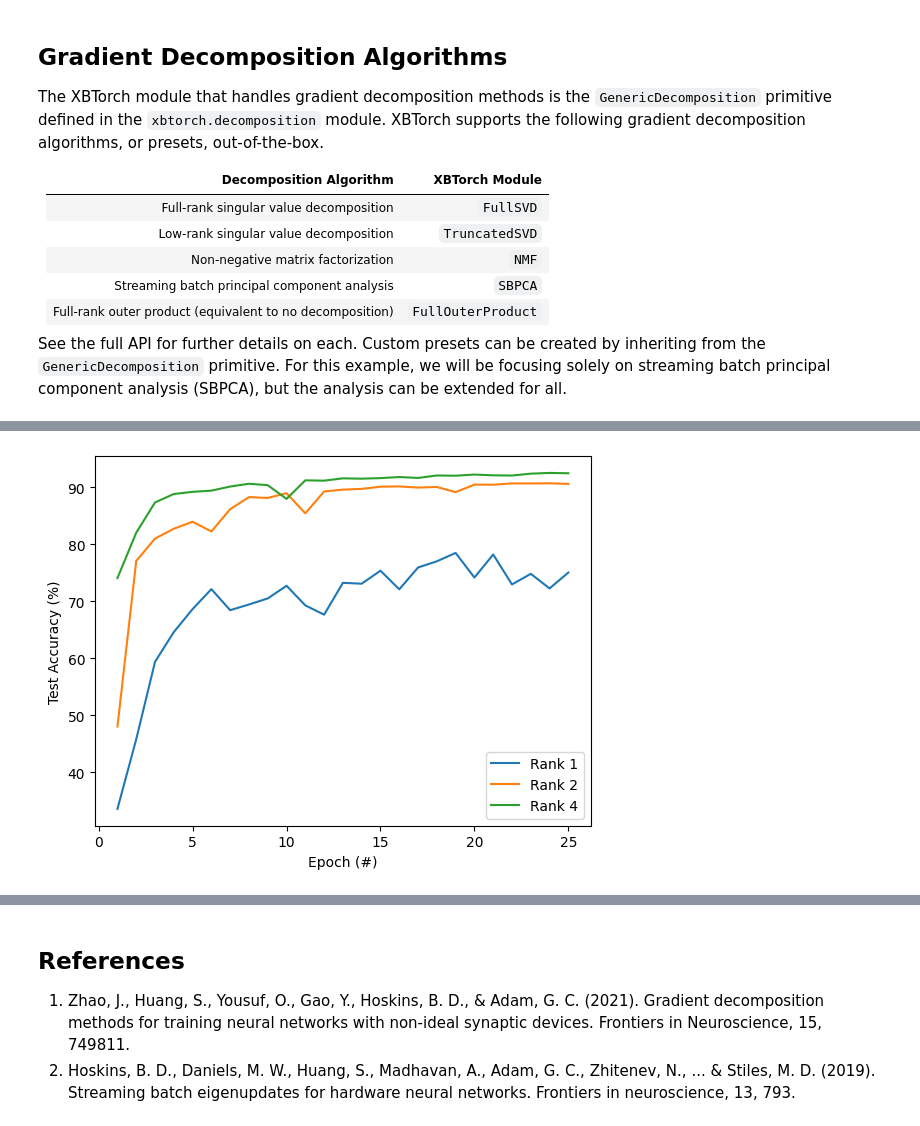
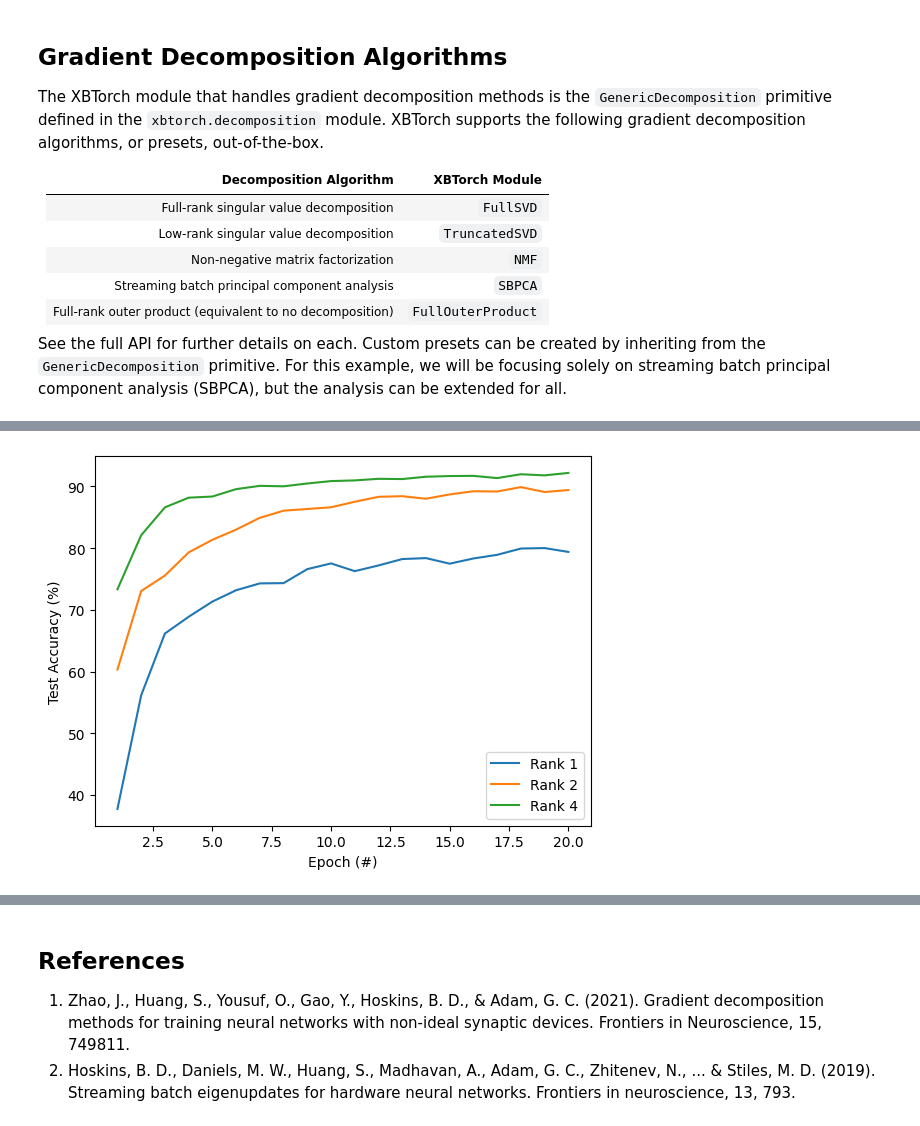
Before and after one commit to ADAM-Lab-GW/xbtorch, a Jupyter notebook: examples/09_gradient_decomposition.ipynb, the cells around one changed output, grey strips where cells are left out. Cells and saved outputs as stored; diff of their text form; code cells hidden in the pictures.

```diff
--- a/examples/09_gradient_decomposition.ipynb
+++ b/examples/09_gradient_decomposition.ipynb
@@ -74,8 +74,9 @@ input_size = 28 * 28
 hidden_size = 150
 output_size = 10
 
-epochs = 25
+epochs = 20
 lr = 0.1 # could be sweeped for each rank
+iterations = 10
 
 criterion = nn.CrossEntropyLoss()
 # %% [markdown]
@@ -167,9 +153,9 @@ def plot_network_performance(xs, ys, x_label, y_label, legend_texts=None):
     plt.ylabel(y_label)
 # %%
 xs = list(range(1, epochs+1))
-# %%
-# Plot test accuracies
-plot_network_performance(xs, [rank_accs_losss_dict["accs"][i, :] for i in range(len(ranks))], "Epoch (#)", "Test Accuracy (%)", legend_texts=[f"Rank {i}" for i in ranks])
-# %% [output]
-[figure, removed]
+# %%
+# Plot test accuracies
+plot_network_performance(xs, rank_accs_losss_dict["accs"], "Epoch (#)", "Test Accuracy (%)", legend_texts=[f"Rank {i}" for i in ranks])
+# %% [output]
+[figure, added]
 # %%
```
Also changed, not shown: parts of 5 cells of this notebook.
